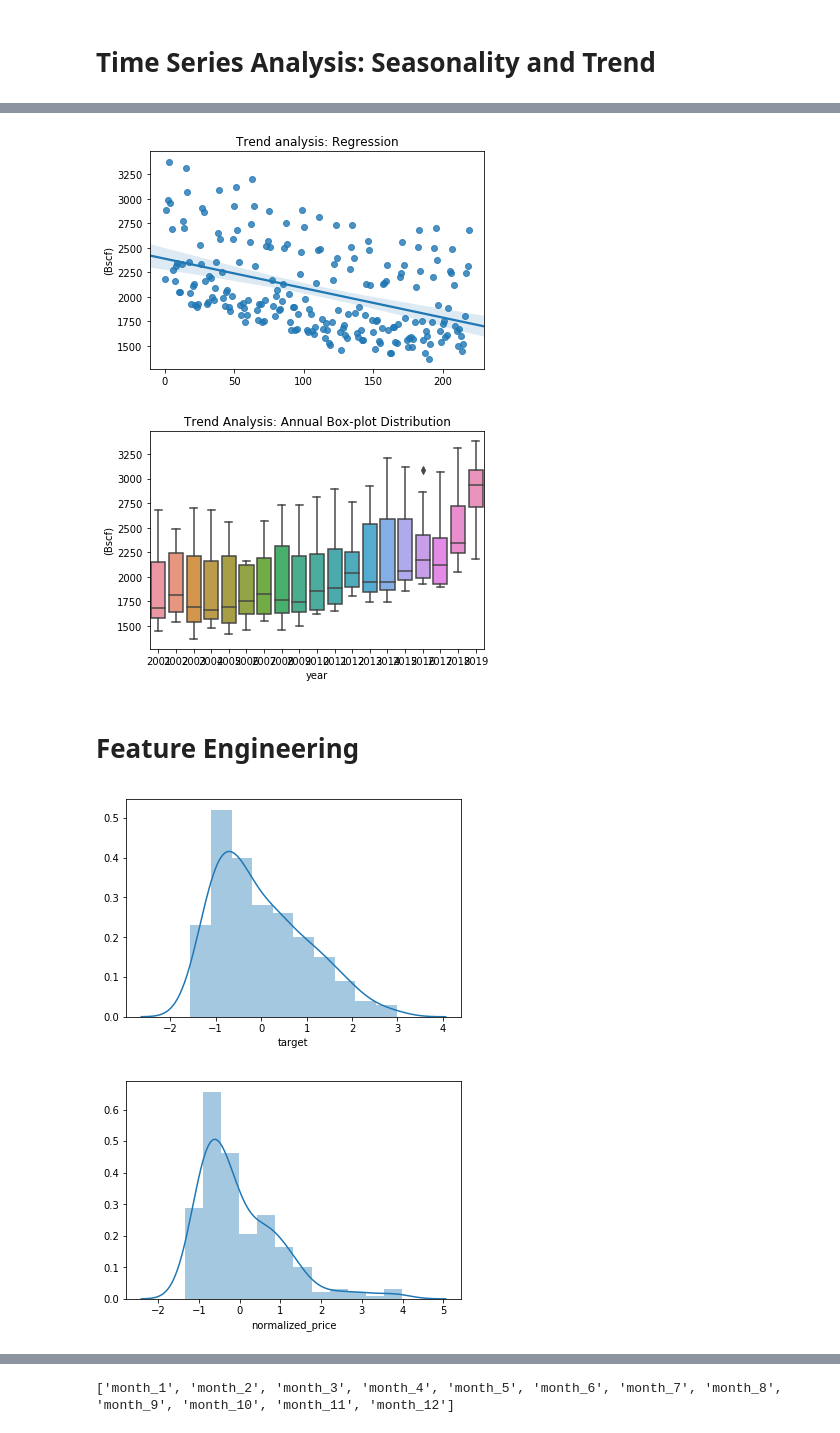
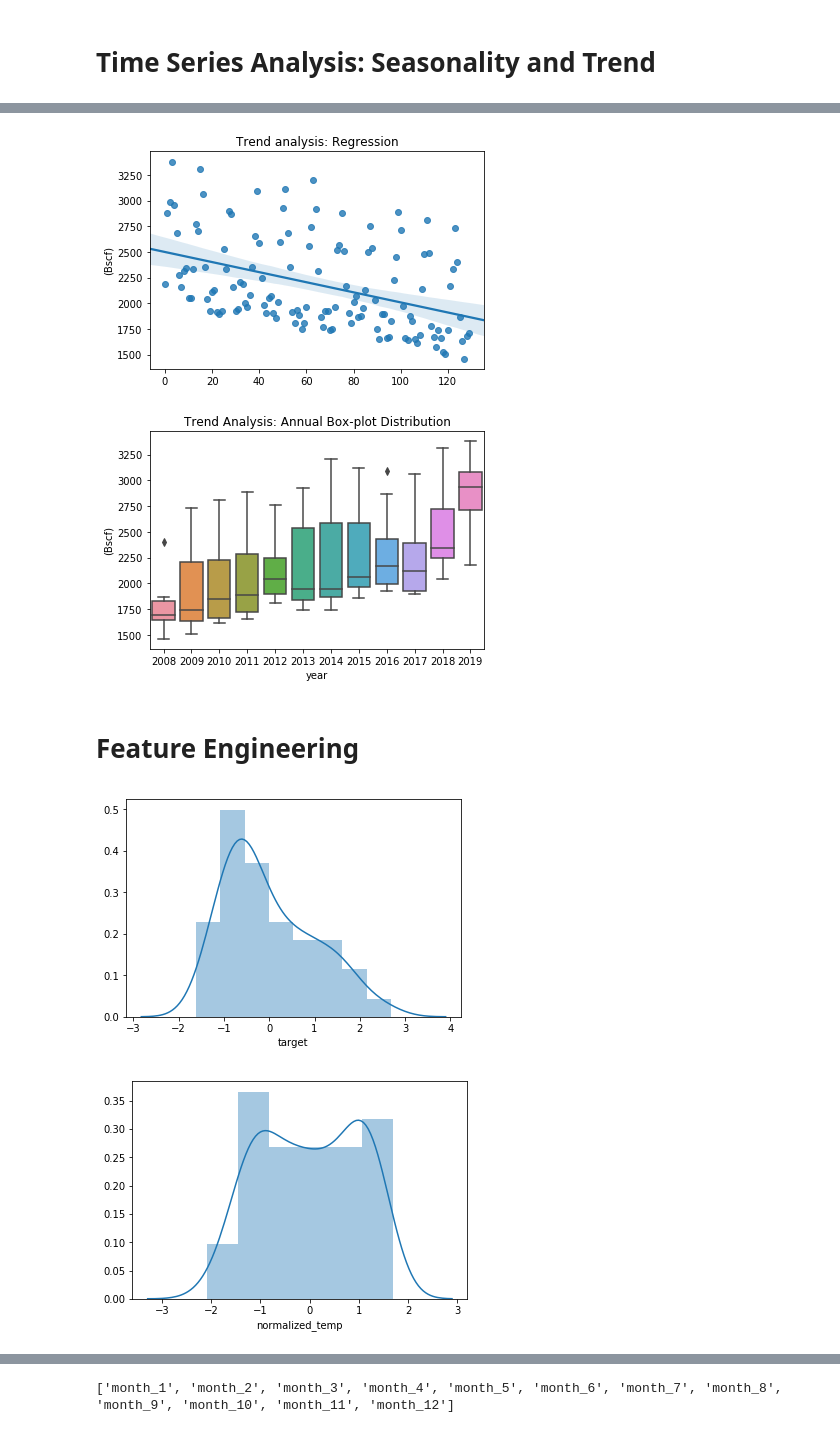
Before and after one commit to jwaliaga/NatGasDemandForcast, a Jupyter notebook: Notebooks/Patricia/USDemandForecastWithTemp.ipynb, the cells around one changed output, grey strips where cells are left out. Saved outputs shown, nothing was run; the diff lists cells and outputs as text; code cells hidden in the pictures.

```diff
--- a/Notebooks/Patricia/USDemandForecastWithTemp.ipynb
+++ b/Notebooks/Patricia/USDemandForecastWithTemp.ipynb
@@ -8,18 +8,19 @@ import seaborn as sns
 from  scipy.stats import skew, kurtosis, shapiro
 # %%
 path_demand = "../../Data/CSV_Files/Gas_Demand_Tot.csv"
-path_prices = "../../Data/CSV_Files/Gas_Price_HH_M.csv"
-prices=pd.read_csv(path_prices, sep=",")
-prices["Date"] =  pd.to_datetime(prices["Date"])
-prices.set_index("Date",inplace=True)
-prices = prices.rename(columns={"Price":"price"})
+path_temps = "../../Data/CSV_Files/Temperature_New_York_M.csv"
+temps=pd.read_csv(path_temps, sep=",")
+temps["Date"] =  pd.to_datetime(temps["Date"])
+temps.set_index("Date",inplace=True)
+temps = temps.rename(columns={"Temperature(F)":"temps"})
 data = pd.read_csv(path_demand, sep=",")
 data["Date"] =  pd.to_datetime(data["Date"])
 data.set_index("Date",inplace=True)
 data = data[["Consumption(Bscf)"]]
 data = data.rename(columns={"Consumption(Bscf)":"energy"})
-data=data.merge(prices,how='inner',on='Date')
+data=data.merge(temps,how='inner',on='Date')
 data.info()
+data.sort_values(by=['Date'], inplace=True, ascending=False)
 data.head()
 # %% [output]
 <class 'pandas.core.frame.DataFrame'>
@@ -54,6 +55,6 @@ data["qtr"] = data.index.quarter
 data["month"] = data.index.month
 data["ix"] = range(0,len(data))
 data["log(energy)"]=np.log(data["energy"])
-data["log(price)"]=np.log(data["price"])
+data["log(temps)"]=np.log(data["temps"])
 data.head()
 # %% [output]
@@ -73,20 +73,20 @@ std_of_log = data["log(energy)"].std()
 skew_of_log = data["log(energy)"].skew()
 ex_kurt_of_log = data["log(energy)"].kurtosis()
 
-mean_of_price_log = data["log(price)"].mean()
-std_of_price_log = data["log(price)"].std()
-skew_of_price_log = data["log(price)"].skew()
-ex_kurt_of_price_log = data["log(price)"].kurtosis()
+mean_of_temp_log = data["log(temps)"].mean()
+std_of_temp_log = data["log(temps)"].std()
+skew_of_temp_log = data["log(temps)"].skew()
+ex_kurt_of_temp_log = data["log(temps)"].kurtosis()
 
 mean = data["energy"].mean()
 std = data["energy"].std()
 skew = data["energy"].skew()
 ex_kurt = data["energy"].kurtosis()
 
-mean_price = data["price"].mean()
-std_price = data["price"].std()
-skew_price = data["price"].skew()
-ex_kurt_price = data["price"].kurtosis()
+mean_temp = data["temps"].mean()
+std_temp = data["temps"].std()
+skew_temp = data["temps"].skew()
+ex_kurt_temp = data["temps"].kurtosis()
 
 print(f"Mean: {mean} \n Std: {std} \n Skew: {skew} \n Kurtosis: {ex_kurt+3}")
 print(f"Mean of log of data: {mean_of_log} \n Std of log of data: {std_of_log} \n Skew of log of data: {skew_of_log} \n Kurtosis of log of data: {ex_kurt_of_log+3}")
@@ -185,28 +185,28 @@ plt.ylabel("(Bscf)")
 plt.xlabel("")
 plt.show()
 # %% [output]
-[figure, old version]
+[figure, new version]
 # %%
 sns.boxplot(data=data, x="year", y="energy")
 plt.title("Trend Analysis: Annual Box-plot Distribution")
 plt.ylabel("(Bscf)")
 plt.show()
 # %% [output]
-[figure, old version]
+[figure, new version]
 # %% [markdown]
 # Feature Engineering
 # %%
 data["target"] = data["energy"].add(-mean).div(std)
-data["normalized_price"] = data["price"].add(-mean_price).div(std_price)
+data["normalized_temp"] = data["temps"].add(-mean_temp).div(std_temp)
 sns.distplot(data["target"])
 plt.show()
 # %% [output]
-[figure, old version]
+[figure, new version]
 # %%
-sns.distplot(data["normalized_price"])
+sns.distplot(data["normalized_temp"])
 plt.show()
 # %% [output]
-[figure, old version]
+[figure, new version]
 # %%
 shapiro_test(data.target, alpha=0.05)
 # %% [output]
```
Also changed, not shown: parts of 36 cells of this notebook, 2 other files.
